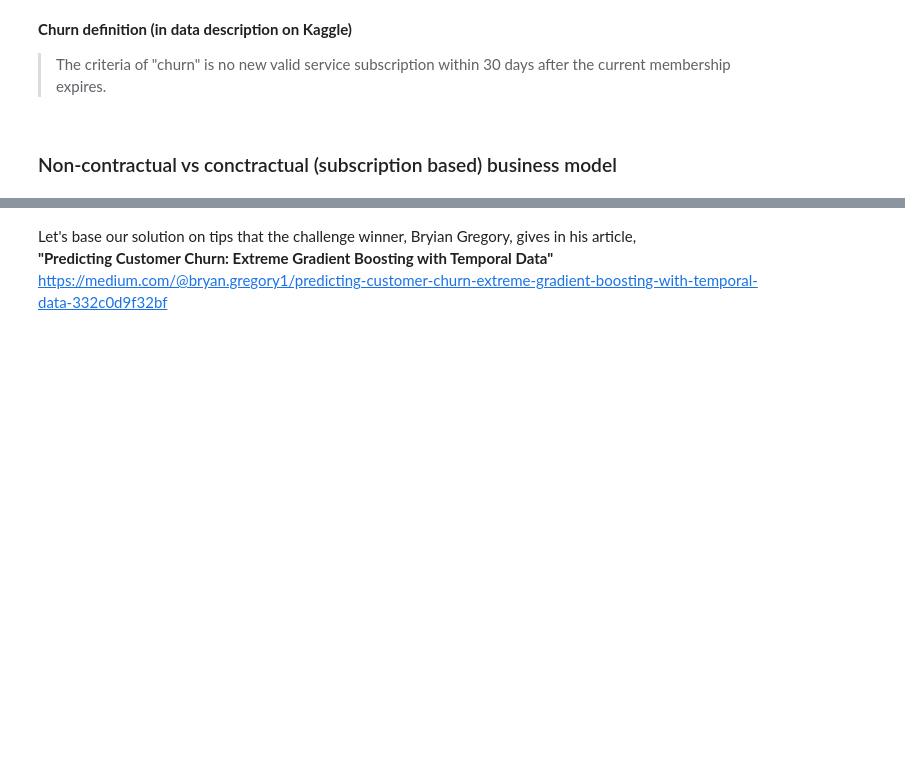
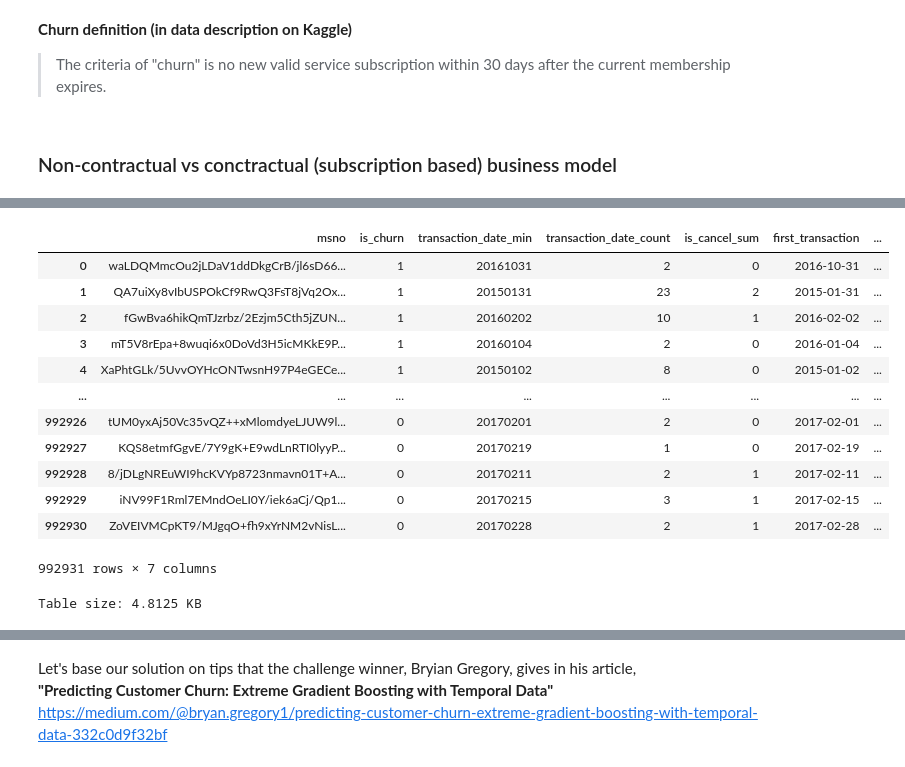
Before and after one commit to Olks/churn_prediction, a Jupyter notebook: churn_prediction.ipynb, the cells around one changed output, grey strips where cells are left out. Saved outputs shown, nothing was run; the diff lists cells and outputs as text; code cells hidden in the pictures; blank space fills up the shorter version.

Commit message:
first submission

```diff
--- a/churn_prediction.ipynb
+++ b/churn_prediction.ipynb
@@ -139,0 +75,2 @@ user_logs_v2_set.msno.nunique()
+# %%
+train = pd.read_csv(train_path)
@@ -139,0 +107,18 @@ user_logs_v2_set.msno.nunique()
+# %%
+def calculate_transactional_features(transactions_table, cutoff_day):
+
+    users_transactions_features = transactions_table.groupby("msno").agg({"transaction_date": ["min", "count"],
+                                                                           "is_cancel": "sum"})
+
+    users_transactions_features.columns = [a + "_" + b for a,b in users_transactions_features.columns]
+
+    users_transactions_features["first_transaction"] = pd.to_datetime(users_transactions_features.transaction_date_min,
+                                                                  format='%Y%m%d')
+
+    train_cutoff_day = pd.to_datetime(cutoff_day, format='%Y%m%d')
+
+    users_transactions_features["days_from_start"] = (train_cutoff_day - users_transactions_features["first_transaction"]).dt.days
+
+    return users_transactions_features.reset_index()
+# %%
+train_features = calculate_transactional_features(transactions, '20170301')
@@ -139,0 +203,2 @@ user_logs_v2_set.msno.nunique()
+# %%
+train_with_features = train.merge(train_features)
@@ -139,0 +221,16 @@ user_logs_v2_set.msno.nunique()
+# %%
+train_with_features
+# %% [output]
+|  | msno | is_churn | transaction_date_min | transaction_date_count | is_cancel_sum | first_transaction | ... |
+| 0 | waLDQMmcOu2jLDaV1ddDkgCrB/jl6sD66... | 1 | 20161031 | 2 | 0 | 2016-10-31 | ... |
+| 1 | QA7uiXy8vIbUSPOkCf9RwQ3FsT8jVq2Ox... | 1 | 20150131 | 23 | 2 | 2015-01-31 | ... |
+| 2 | fGwBva6hikQmTJzrbz/2Ezjm5Cth5jZUN... | 1 | 20160202 | 10 | 1 | 2016-02-02 | ... |
+| 3 | mT5V8rEpa+8wuqi6x0DoVd3H5icMKkE9P... | 1 | 20160104 | 2 | 0 | 2016-01-04 | ... |
+| 4 | XaPhtGLk/5UvvOYHcONTwsnH97P4eGECe... | 1 | 20150102 | 8 | 0 | 2015-01-02 | ... |
+| ... | ... | ... | ... | ... | ... | ... | ... |
+| 992926 | tUM0yxAj50Vc35vQZ++xMlomdyeLJUW9l... | 0 | 20170201 | 2 | 0 | 2017-02-01 | ... |
+| 992927 | KQS8etmfGgvE/7Y9gK+E9wdLnRTI0lyyP... | 0 | 20170219 | 1 | 0 | 2017-02-19 | ... |
+| 992928 | 8/jDLgNREuWI9hcKVYp8723nmavn01T+A... | 0 | 20170211 | 2 | 1 | 2017-02-11 | ... |
+| 992929 | iNV99F1Rml7EMndOeLI0Y/iek6aCj/Qp1... | 0 | 20170215 | 3 | 1 | 2017-02-15 | ... |
+| 992930 | ZoVEIVMCpKT9/MJgqO+fh9xYrNM2vNisL... | 0 | 20170228 | 2 | 1 | 2017-02-28 | ... |
+992931 rows × 7 columns
@@ -139,0 +239,4 @@ user_logs_v2_set.msno.nunique()
+# %%
+print(f"Table size: {members_v3.memory_usage().sum() / 2**10} KB")
+# %% [output]
+Table size: 4.8125 KB
```
Also changed, not shown: parts of 80 cells of this notebook, 1 other file.
